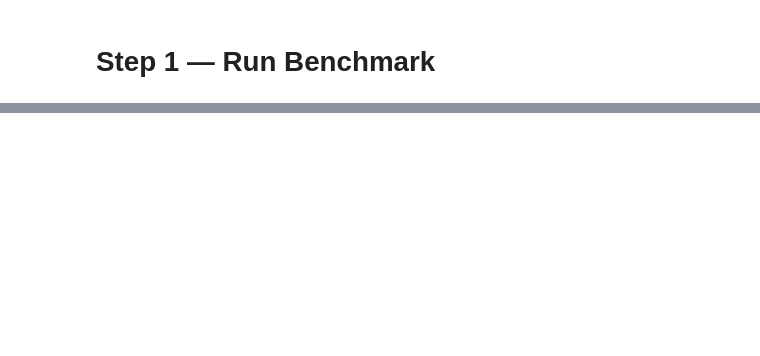
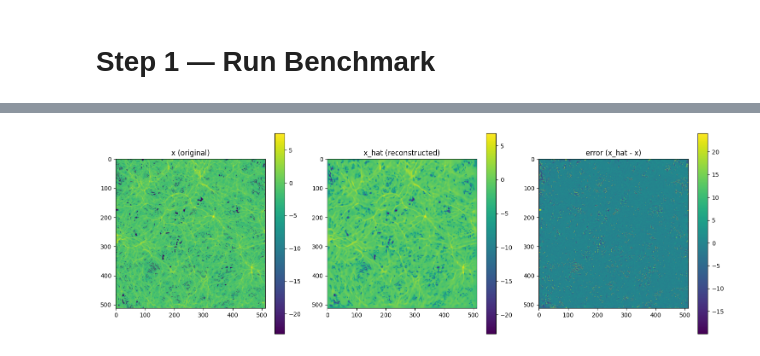
Before and after one commit to WenjingHuangHPC/CompressAI-Science, a Jupyter notebook: examples/CAIEC Inference.ipynb, the cells around one changed output, grey strips where cells are left out. Drawn from its saved outputs; the diff is of its cells as text; code cells hidden in the pictures; blank space fills up the shorter version.

```diff
--- a/examples/CAIEC Inference.ipynb
+++ b/examples/CAIEC Inference.ipynb
@@ -268,0 +1341,78 @@ x_hat: -0.1768798828125 1.21875 False False
+# %%
+import matplotlib.pyplot as plt
+import numpy as np
+
+# err = x_hat_nhw - x_nhw_ori
+# abs_err = err.abs().flatten()
+
+# # 采样数量：你可以调大/调小（1e6 通常很稳）
+# num_samples = min(abs_err.numel(), 10000)
+
+# # 90% error 区间阈值：|err| 的 90 分位数
+# q = 0.90
+# idx = torch.randint(0, abs_err.numel(), (num_samples,), device=abs_err.device)
+# sample_data = abs_err[idx]
+# T = torch.quantile(sample_data, q)
+
+# # 记录边界 error（阈值）
+# print(f"q={q}, abs_err threshold T={T}")
+# print("err min/max:", err.min(), err.max())
+# print("abs_err min/max:", abs_err.min(), abs_err.max())
+
+# # 找出异常点（超阈值）
+# mask_bad = abs_err > T
+# print("bad ratio:", mask_bad.float().mean().item())
+
+# mask_bad = mask_bad.reshape(x_nhw_ori.shape)
+
+# # 修正：把异常位置的 x_hat 直接替换成 x
+# xh_fix = x_hat_nhw.clone()
+# xh_fix[mask_bad] = x_nhw_ori[mask_bad]
+
+# # 修正后的误差
+# err_fix = xh_fix - x_nhw_ori
+# print("after fix err min/max:", err_fix.min(), err_fix.max())
+# metr = metrics.basic_metrics(xh_fix, x_nhw_ori)
+# print("rmse:", metr["rmse"])
+# print("nrmse:", metr["nrmse"])
+# print("maxe:", metr["maxe"])
+# print("psnr:", metr["psnr"])
+
+b = 10
+x_map = x_nhw_ori[b].detach().cpu().numpy()
+xh_map = x_hat_nhw[b].detach().cpu().numpy()
+err_map = xh_map - x_map
+
+# 统一 x / x_hat 的颜色范围
+vmin = x_map.min()
+vmax = x_map.max()
+
+vmin_hat = xh_map.min()
+vmax_hat = xh_map.max()
+
+# error 用对称范围（以 0 为中心）
+err_abs_max = np.max(np.abs(err_map))
+
+plt.figure(figsize=(15, 5))
+
+plt.subplot(1, 3, 1)
+# plt.imshow(x_map, vmin=vmin, vmax=vmax)
+plt.imshow(x_map)
+plt.colorbar()
+plt.title("x (original)")
+
+plt.subplot(1, 3, 2)
+# plt.imshow(xh_map, vmin=vmin_hat, vmax=vmax_hat)
+plt.imshow(xh_map)
+plt.colorbar()
+plt.title("x_hat (reconstructed)")
+
+plt.subplot(1, 3, 3)
+plt.imshow(err_map)
+plt.colorbar()
+plt.title("error (x_hat - x)")
+
+plt.tight_layout()
+plt.show()
+# %% [output]
+[figure, added]
```
Also changed, not shown: parts of 28 cells of this notebook, 18 other files.
